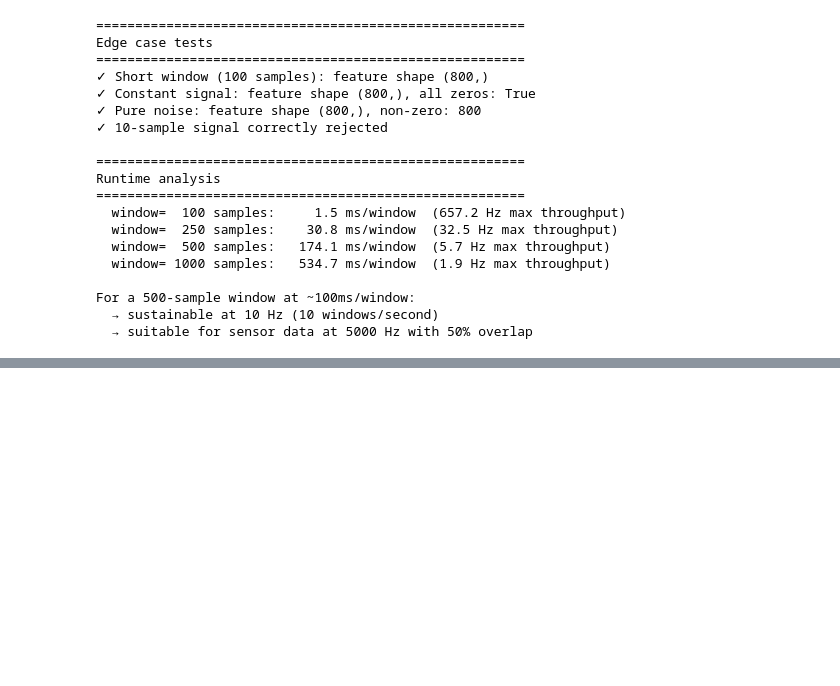
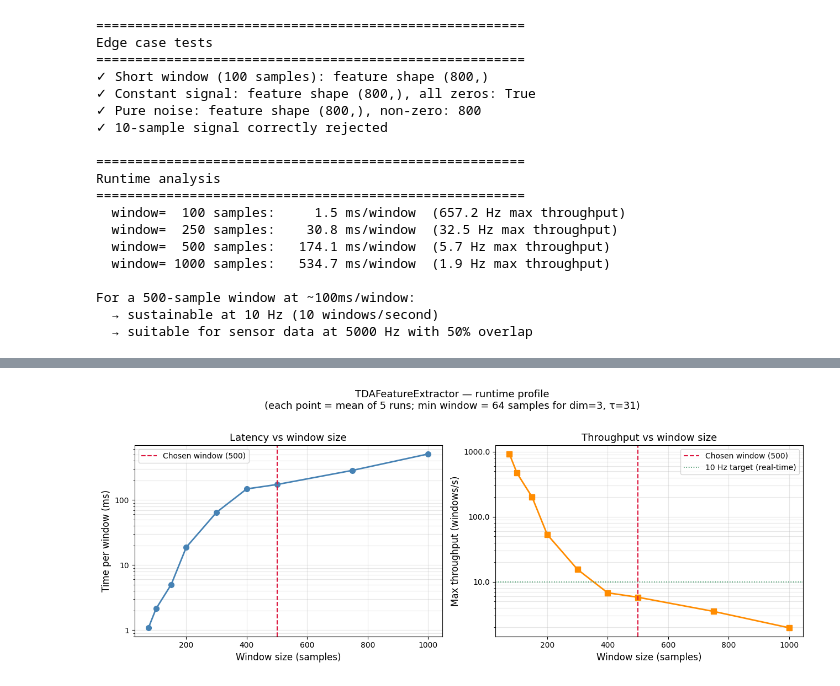
Before and after one commit to AdityaGhildiyal/TDA-Mlops, a Jupyter notebook: notebooks/phase2_tda_features.ipynb, the cells around one changed output, grey strips where cells are left out. Drawn from its saved outputs; the diff is of its cells as text; code cells hidden in the pictures; blank space fills up the shorter version.

```diff
--- a/notebooks/phase2_tda_features.ipynb
+++ b/notebooks/phase2_tda_features.ipynb
@@ -978,0 +1160,75 @@ For a 500-sample window at ~100ms/window:
+# %%
+import sys, os
+sys.path.insert(0, r"C:\Users\ghild\OneDrive\Desktop\TDA-Mlops")
+
+import time
+import numpy as np
+import matplotlib.pyplot as plt
+import matplotlib.ticker as ticker
+from tda_detect.features import TDAFeatureExtractor
+
+ext = TDAFeatureExtractor()
+
+# Minimum valid window: 2 + (dim-1)*tau = 2 + 2*31 = 64 samples
+# Start at 75 to give ripser enough points for meaningful topology
+window_sizes  = [75, 100, 150, 200, 300, 400, 500, 750, 1000]
+ms_per_window = []
+N_REPS = 5
+
+for ws in window_sizes:
+    t_ws = np.linspace(0, 4 * np.pi, ws)
+    sig  = np.sin(t_ws)
+    t0   = time.time()
+    for _ in range(N_REPS):
+        ext.transform(sig)
+    ms_per_window.append((time.time() - t0) / N_REPS * 1000)
+
+hz = [1000 / ms for ms in ms_per_window]
+
+# ── Plot ──────────────────────────────────────────────────────────────────────
+fig, (ax1, ax2) = plt.subplots(1, 2, figsize=(13, 5))
+
+# Left: ms per window
+ax1.plot(window_sizes, ms_per_window, "o-", color="steelblue", lw=2, ms=7)
+ax1.axvline(500, color="crimson", lw=1.5, ls="--", label="Chosen window (500)")
+ax1.set_xlabel("Window size (samples)", fontsize=12)
+ax1.set_ylabel("Time per window (ms)", fontsize=12)
+ax1.set_title("Latency vs window size", fontsize=13)
+ax1.set_yscale("log")
+ax1.yaxis.set_major_formatter(ticker.FuncFormatter(lambda x, _: f"{x:.0f}"))
+ax1.legend(fontsize=10)
+ax1.grid(True, which="both", alpha=0.3)
+
+# Right: max throughput (Hz)
+ax2.plot(window_sizes, hz, "s-", color="darkorange", lw=2, ms=7)
+ax2.axvline(500, color="crimson", lw=1.5, ls="--", label="Chosen window (500)")
+ax2.axhline(10,  color="seagreen", lw=1.2, ls=":",
+            label="10 Hz target (real-time)")
+ax2.set_xlabel("Window size (samples)", fontsize=12)
+ax2.set_ylabel("Max throughput (windows/s)", fontsize=12)
+ax2.set_title("Throughput vs window size", fontsize=13)
+ax2.set_yscale("log")
+ax2.yaxis.set_major_formatter(ticker.FuncFormatter(lambda x, _: f"{x:.1f}"))
+ax2.legend(fontsize=10)
+ax2.grid(True, which="both", alpha=0.3)
+
+fig.suptitle("TDAFeatureExtractor — runtime profile\n"
+             f"(each point = mean of {N_REPS} runs; "
+             f"min window = 64 samples for dim=3, τ=31)",
+             fontsize=13, y=1.02)
+plt.tight_layout()
+
+os.makedirs("figures", exist_ok=True)
+FNAME = "figures/phase2_runtime_profile.png"
+plt.savefig(FNAME, dpi=150, bbox_inches="tight")
+plt.show()
+print(f"Saved: {FNAME}")
+
+# ── Table ─────────────────────────────────────────────────────────────────────
+print(f"\n{'Window':>8}  {'ms/window':>12}  {'Hz':>10}")
+print("-" * 36)
+for ws, ms, h in zip(window_sizes, ms_per_window, hz):
+    marker = "  ← chosen" if ws == 500 else ""
+    print(f"{ws:>8}  {ms:>12.1f}  {h:>10.1f}{marker}")
+# %% [output]
+[figure, added]
```
Also changed, not shown: parts of 4 cells of this notebook, 1 other file.
